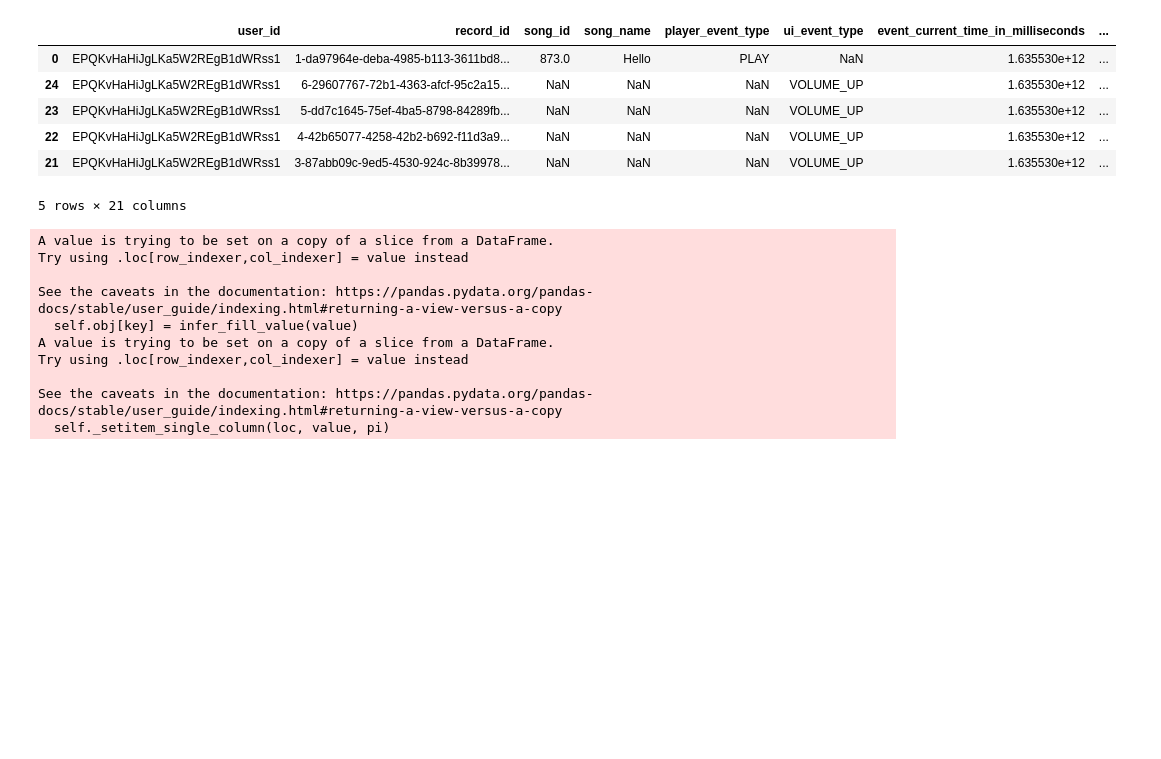
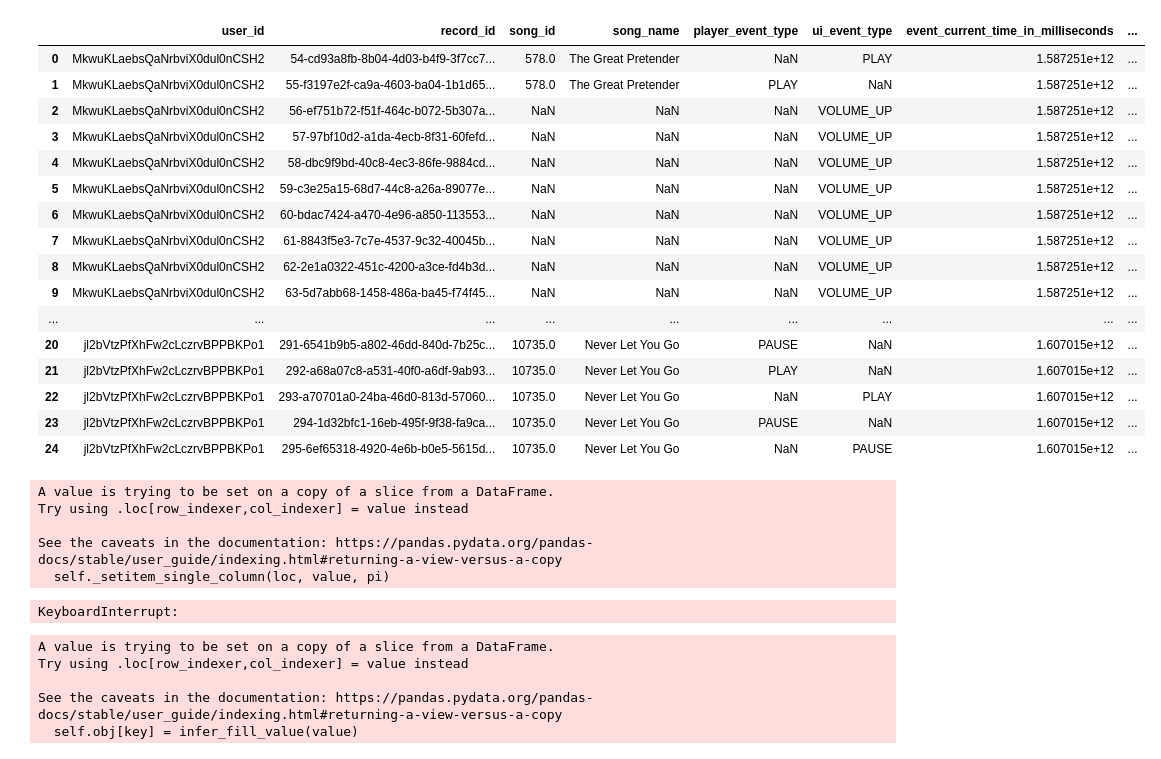
Before and after one commit to CUTR-at-USF/muser-dashboard, a Jupyter notebook: Working_Codes/Joined Scripts.ipynb, the cells around one changed output. Drawn from its saved outputs; the diff is of its cells as text; code cells hidden in the pictures; blank space fills up the shorter version.

```diff
--- a/Working_Codes/Joined Scripts.ipynb
+++ b/Working_Codes/Joined Scripts.ipynb
@@ -10,5 +14,5 @@ from glob import glob
 # %%
-df = pd.read_csv(r'D:\Shyam\Documents\MUSER\Analysis\Users Datasets\muser-user-sayla.csv',encoding='utf-8-sig')
+df = pd.read_csv(r'D:\Shyam\Documents\MUSER\Extraction\music-analysis.csv',encoding='latin-1')
 df.head(5)
 # %% [output]
 |  | user_id | record_id | player_event_type | ui_event_type | event_current_time_in_milliseconds | event_nano_time | ... |
@@ -21,6 +24,12 @@ df.head(5)
 # %%
 #sorting the current timestamp in ascending order
-df.sort_values('event_current_time_in_milliseconds', ascending=True, inplace=True)
+df.sort_values('event_current_time_in_milliseconds', ascending=True, inplace=True, ignore_index = True)
+# %%
+# Removing rows that were used for internal testing on user participant devices
+df = df.drop(df.loc[26323:26353].index) # userid = 68737007
+df = df.drop(df.loc[26380:26455].index) # userid = 68737004 that has two additional different muser user ids
+df = df.drop(df.loc[25660:25665].index) # userid = 68737003
+df = df.drop(df.loc[26354:26379].index) # userid = 68737003
 # %%
 # changing date type from utc iso to different date type
 df['event_current_time_other'] = pd.to_datetime(df['event_current_time_in_iso_utc'])
@@ -74,21 +84,36 @@ df['curr_time_in_ms'] = df['curr_time_in_ms'].astype(np.int64) / int(1e6)
 # %%
 #creating column- current time in minutes
 df['curr_time_in_min'] = round(df['curr_time_in_ms']/60000,4)
+# %%
+#reset the indexes of the dataset
+df.reset_index(inplace=True)
 # %%
 # shorten the final file by only keeping required columns in the final csv file
 user_behavior_data = df[["user_id", "record_id", "song_id", "song_name", "player_event_type", "ui_event_type",  "event_current_time_in_milliseconds", "event_seek_position_in_milliseconds", "song_album_name", "song_artist_name", "song_duration", "song_name", "audio_volume_data","event_current_time_ms_to_date", "event_current_time_in_iso_utc", "event_current_time_other", "min_volume", "curent_volume", "elapsed_time_in_min","song_last_played_date", "song_play_count"]]
 # %%
-user_behavior_data.head()
+user_behavior_data.head(25)
 # %% [output]
 |  | user_id | record_id | song_id | song_name | player_event_type | ui_event_type | event_current_time_in_milliseconds | ... |
-| 0 | EPQKvHaHiJgLKa5W2REgB1dWRss1 | 1-da97964e-deba-4985-b113-3611bd8... | 873.0 | Hello | PLAY | NaN | 1.635530e+12 | ... |
-| 24 | EPQKvHaHiJgLKa5W2REgB1dWRss1 | 6-29607767-72b1-4363-afcf-95c2a15... | NaN | NaN | NaN | VOLUME_UP | 1.635530e+12 | ... |
-| 23 | EPQKvHaHiJgLKa5W2REgB1dWRss1 | 5-dd7c1645-75ef-4ba5-8798-84289fb... | NaN | NaN | NaN | VOLUME_UP | 1.635530e+12 | ... |
-| 22 | EPQKvHaHiJgLKa5W2REgB1dWRss1 | 4-42b65077-4258-42b2-b692-f11d3a9... | NaN | NaN | NaN | VOLUME_UP | 1.635530e+12 | ... |
-| 21 | EPQKvHaHiJgLKa5W2REgB1dWRss1 | 3-87abb09c-9ed5-4530-924c-8b39978... | NaN | NaN | NaN | VOLUME_UP | 1.635530e+12 | ... |
+| 0 | MkwuKLaebsQaNrbviX0dul0nCSH2 | 54-cd93a8fb-8b04-4d03-b4f9-3f7cc7... | 578.0 | The Great Pretender | NaN | PLAY | 1.587251e+12 | ... |
+| 1 | MkwuKLaebsQaNrbviX0dul0nCSH2 | 55-f3197e2f-ca9a-4603-ba04-1b1d65... | 578.0 | The Great Pretender | PLAY | NaN | 1.587251e+12 | ... |
+| 2 | MkwuKLaebsQaNrbviX0dul0nCSH2 | 56-ef751b72-f51f-464c-b072-5b307a... | NaN | NaN | NaN | VOLUME_UP | 1.587251e+12 | ... |
+| 3 | MkwuKLaebsQaNrbviX0dul0nCSH2 | 57-97bf10d2-a1da-4ecb-8f31-60fefd... | NaN | NaN | NaN | VOLUME_UP | 1.587251e+12 | ... |
+| 4 | MkwuKLaebsQaNrbviX0dul0nCSH2 | 58-dbc9f9bd-40c8-4ec3-86fe-9884cd... | NaN | NaN | NaN | VOLUME_UP | 1.587251e+12 | ... |
+| 5 | MkwuKLaebsQaNrbviX0dul0nCSH2 | 59-c3e25a15-68d7-44c8-a26a-89077e... | NaN | NaN | NaN | VOLUME_UP | 1.587251e+12 | ... |
+| 6 | MkwuKLaebsQaNrbviX0dul0nCSH2 | 60-bdac7424-a470-4e96-a850-113553... | NaN | NaN | NaN | VOLUME_UP | 1.587251e+12 | ... |
+| 7 | MkwuKLaebsQaNrbviX0dul0nCSH2 | 61-8843f5e3-7c7e-4537-9c32-40045b... | NaN | NaN | NaN | VOLUME_UP | 1.587251e+12 | ... |
+| 8 | MkwuKLaebsQaNrbviX0dul0nCSH2 | 62-2e1a0322-451c-4200-a3ce-fd4b3d... | NaN | NaN | NaN | VOLUME_UP | 1.587251e+12 | ... |
+| 9 | MkwuKLaebsQaNrbviX0dul0nCSH2 | 63-5d7abb68-1458-486a-ba45-f74f45... | NaN | NaN | NaN | VOLUME_UP | 1.587251e+12 | ... |
+| ... | ... | ... | ... | ... | ... | ... | ... | ... |
+| 20 | jl2bVtzPfXhFw2cLczrvBPPBKPo1 | 291-6541b9b5-a802-46dd-840d-7b25c... | 10735.0 | Never Let You Go | PAUSE | NaN | 1.607015e+12 | ... |
+| 21 | jl2bVtzPfXhFw2cLczrvBPPBKPo1 | 292-a68a07c8-a531-40f0-a6df-9ab93... | 10735.0 | Never Let You Go | PLAY | NaN | 1.607015e+12 | ... |
+| 22 | jl2bVtzPfXhFw2cLczrvBPPBKPo1 | 293-a70701a0-24ba-46d0-813d-57060... | 10735.0 | Never Let You Go | NaN | PLAY | 1.607015e+12 | ... |
+| 23 | jl2bVtzPfXhFw2cLczrvBPPBKPo1 | 294-1d32bfc1-16eb-495f-9f38-fa9ca... | 10735.0 | Never Let You Go | PAUSE | NaN | 1.607015e+12 | ... |
+| 24 | jl2bVtzPfXhFw2cLczrvBPPBKPo1 | 295-6ef65318-4920-4e6b-b0e5-5615d... | 10735.0 | Never Let You Go | NaN | PAUSE | 1.607015e+12 | ... |
-5 rows × 21 columns
 # %%
-## Original Code
+# LISTENING TIME
+
+# Original Code
 for idx in range(1, len(user_behavior_data)):
   user = user_behavior_data.loc[idx, "user_id"]
   song = user_behavior_data.loc[idx, "song_id"]
@@ -108,16 +133,12 @@ for idx in range(1, len(user_behavior_data)):
         listening_time = trigger_time - user_behavior_data.loc[idx-1, "event_current_time_in_milliseconds"]
         user_behavior_data.loc[idx, "listening_time"] = listening_time/(1000*60)
 # %% [output]
-A value is trying to be set on a copy of a slice from a DataFrame.
-Try using .loc[row_indexer,col_indexer] = value instead
-
-See the caveats in the documentation: https://pandas.pydata.org/pandas-docs/stable/user_guide/indexing.html#returning-a-view-versus-a-copy
-  self.obj[key] = infer_fill_value(value)
 A value is trying to be set on a copy of a slice from a DataFrame.
 Try using .loc[row_indexer,col_indexer] = value instead
 
 See the caveats in the documentation: https://pandas.pydata.org/pandas-docs/stable/user_guide/indexing.html#returning-a-view-versus-a-copy
   self._setitem_single_column(loc, value, pi)
+KeyboardInterrupt:
 # %%
 # USER EVENT
 
@@ -148,7 +169,6 @@ for idx in range(1, len(user_behavior_data)):
 # %%
 # PLAYER EVENT TYPE
 
-# TRIAL ONE
 # Duration for half song duration
 for idx in range(1, len(user_behavior_data)):
   user = user_behavior_data.loc[idx, "user_id"]
@@ -173,3 +193,9 @@ for idx in range(1, len(user_behavior_data)):
         if user_behavior_data.loc[idx, "event_seek_position_in_milliseconds"] >= user_behavior_data.loc[idx, "song_duration"]/2:
             player_half_song = user_behavior_data.loc[idx, "event_seek_position_in_milliseconds"]
             user_behavior_data.loc[idx, "player_half_song"] = player_half_song/(1000*60)
+# %% [output]
+A value is trying to be set on a copy of a slice from a DataFrame.
+Try using .loc[row_indexer,col_indexer] = value instead
+
+See the caveats in the documentation: https://pandas.pydata.org/pandas-docs/stable/user_guide/indexing.html#returning-a-view-versus-a-copy
+  self.obj[key] = infer_fill_value(value)
```
Also changed, not shown: parts of 6 cells of this notebook, 10 other files.
